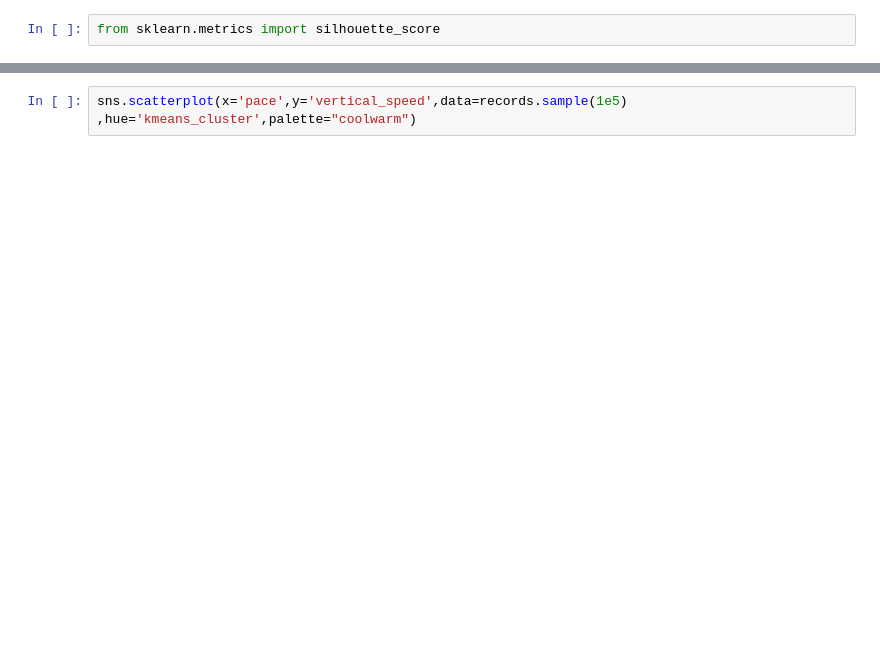
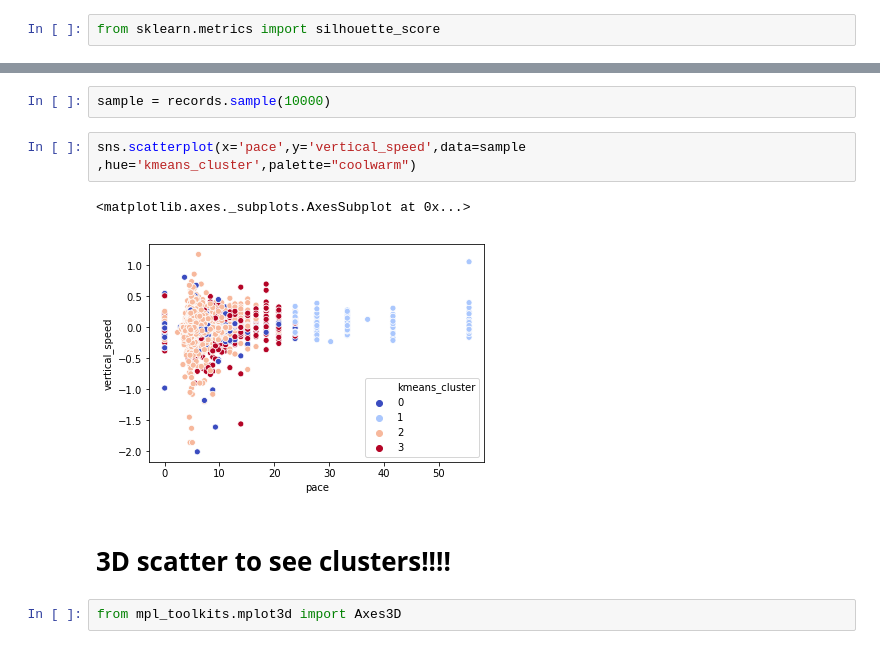
Before and after one commit to pausampietro/run_perfomance, a Jupyter notebook: 3. Data Clustering.ipynb, the cells around one changed output, grey strips where cells are left out. Cells and saved outputs as stored; diff of their text form; blank space fills up the shorter version.

Commit message:
First plots of clusters, problems computing DBSCAN

```diff
--- a/3. Data Clustering.ipynb
+++ b/3. Data Clustering.ipynb
@@ -77,2 +106,11 @@ print(f'Score for DBSCAN Clustering: Silouhette score = {db_sc}')
+# %%
+sample = records.sample(10000)
 # %%
-sns.scatterplot(x='pace',y='vertical_speed',data=records.sample(1e5) ,hue='kmeans_cluster',palette="coolwarm")
+sns.scatterplot(x='pace',y='vertical_speed',data=sample ,hue='kmeans_cluster',palette="coolwarm")
+# %% [output]
+<matplotlib.axes._subplots.AxesSubplot at 0x...>
+[figure, added]
+# %% [markdown]
+# 3D scatter to see clusters!!!!
+# %%
+from mpl_toolkits.mplot3d import Axes3D
```
Also changed, not shown: parts of 13 cells of this notebook.
